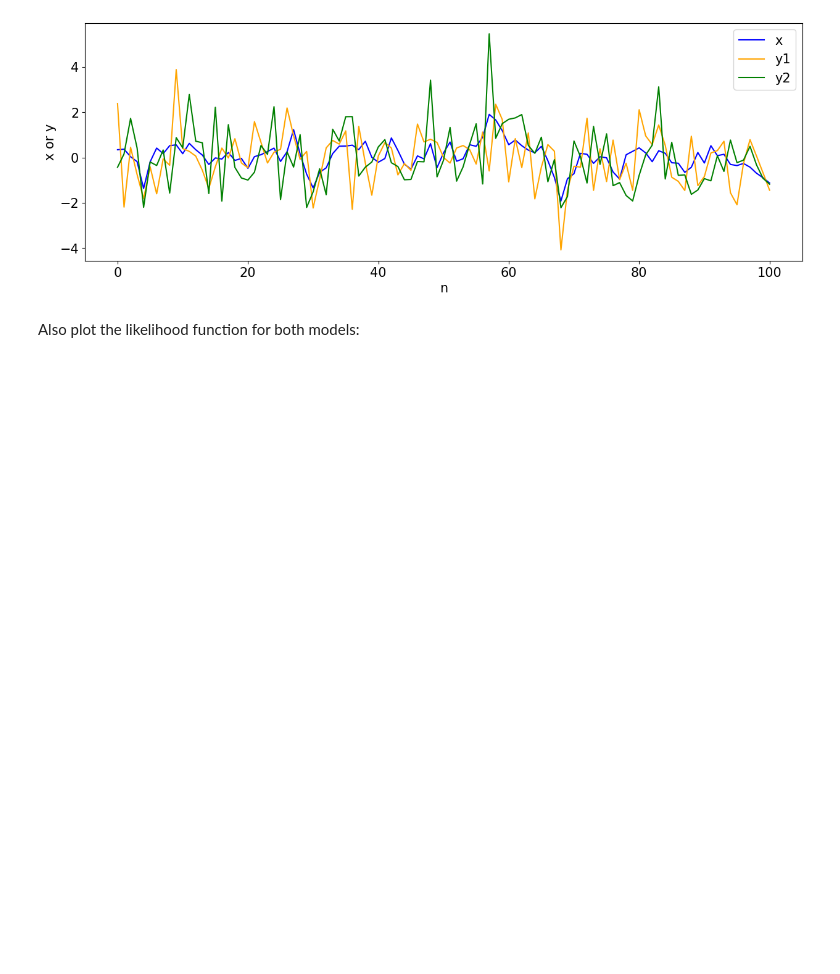
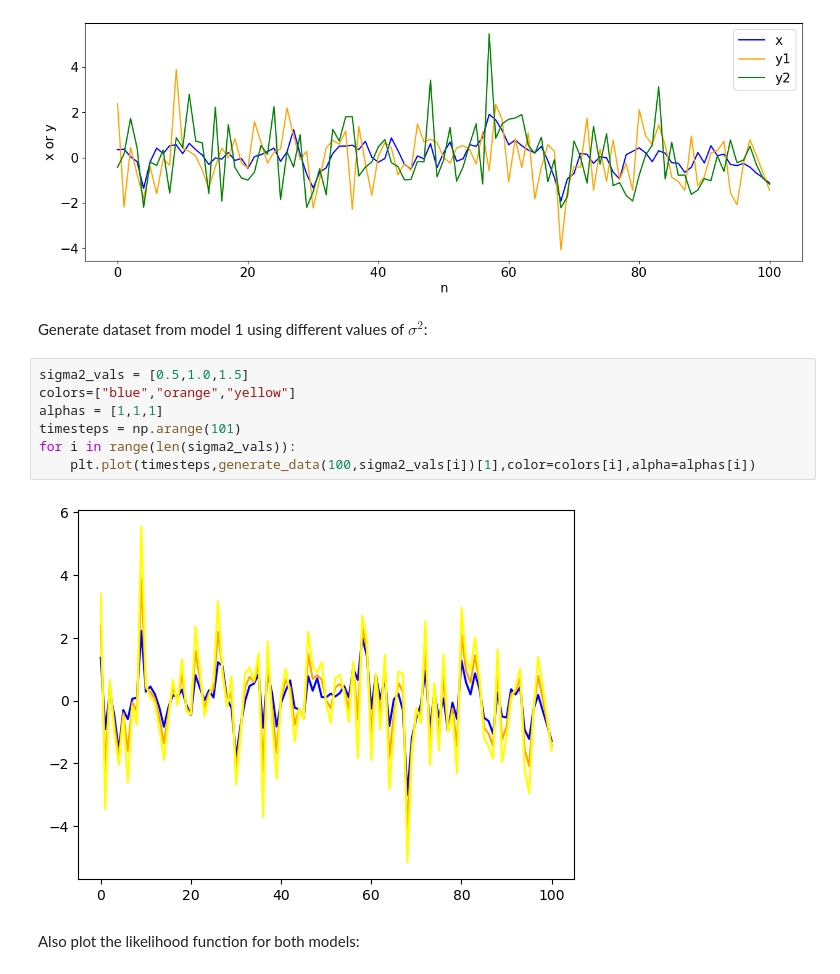
Before and after one commit to Gautam-Chauhan/Advanced-Simulation-Coursework, a Jupyter notebook: Q2.ipynb, the cells around one changed output. Saved outputs shown, nothing was run; the diff lists cells and outputs as text; blank space fills up the shorter version.

```diff
--- a/Q2.ipynb
+++ b/Q2.ipynb
@@ -68,6 +68,17 @@ plt.legend(fontsize=15)
 # %% [output]
 <matplotlib.legend.Legend at 0x...>
 [figure]
+# %% [markdown]
+Generate dataset from model 1 using different values of $\sigma^2$:
+# %%
+sigma2_vals = [0.5,1.0,1.5]
+colors=["blue","orange","yellow"]
+alphas = [1,1,1]
+timesteps = np.arange(101)
+for i in range(len(sigma2_vals)):
+    plt.plot(timesteps,generate_data(100,sigma2_vals[i])[1],color=colors[i],alpha=alphas[i])
+# %% [output]
+[figure, added]
 # %% [markdown]
 Also plot the likelihood function for both models:
 # %%
```
Also changed, not shown: parts of 16 cells of this notebook, 2 other files.
